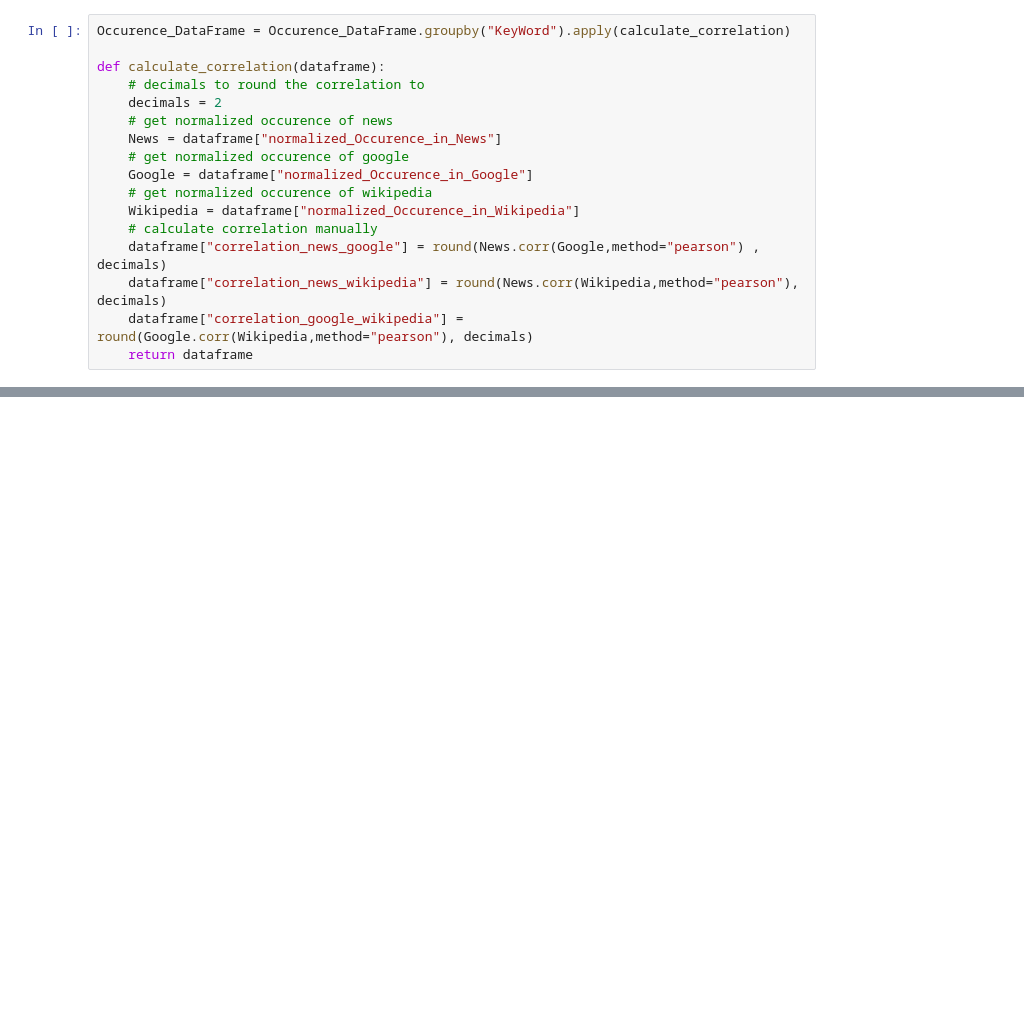
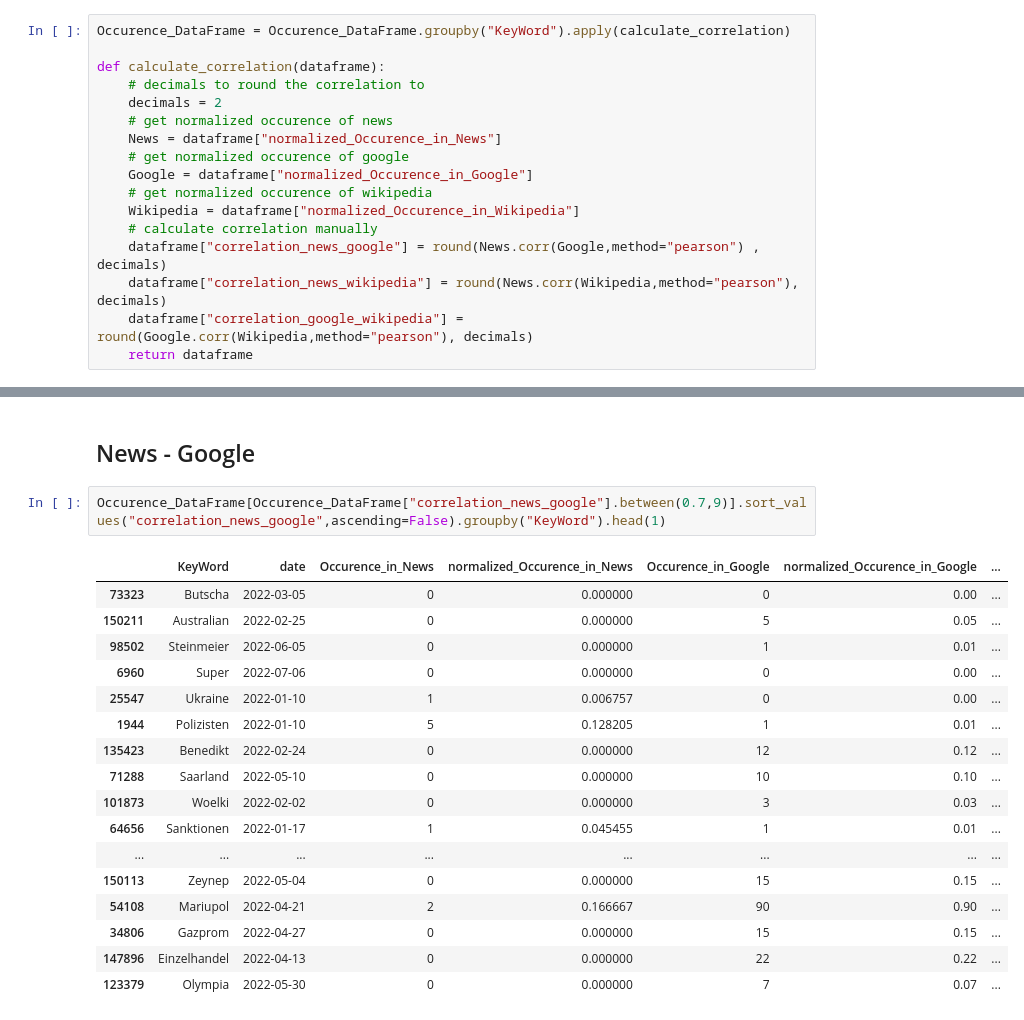
Before and after one commit to JanSchuck/Bachelorthesis, a Jupyter notebook: Analysis/Correlation_Analysis.ipynb, the cells around one changed output, grey strips where cells are left out. Cells and saved outputs as stored; diff of their text form; blank space fills up the shorter version.

```diff
--- a/Analysis/Correlation_Analysis.ipynb
+++ b/Analysis/Correlation_Analysis.ipynb
@@ -47,0 +113,22 @@ def calculate_correlation(dataframe):
+# %% [markdown]
+## News - Google
+# %%
+Occurence_DataFrame[Occurence_DataFrame["correlation_news_google"].between(0.7,9)].sort_values("correlation_news_google",ascending=False).groupby("KeyWord").head(1)
+# %% [output]
+|  | KeyWord | date | Occurence_in_News | normalized_Occurence_in_News | Occurence_in_Google | normalized_Occurence_in_Google | ... |
+| 73323 | Butscha | 2022-03-05 | 0 | 0.000000 | 0 | 0.00 | ... |
+| 150211 | Australian | 2022-02-25 | 0 | 0.000000 | 5 | 0.05 | ... |
+| 98502 | Steinmeier | 2022-06-05 | 0 | 0.000000 | 1 | 0.01 | ... |
+| 6960 | Super | 2022-07-06 | 0 | 0.000000 | 0 | 0.00 | ... |
+| 25547 | Ukraine | 2022-01-10 | 1 | 0.006757 | 0 | 0.00 | ... |
+| 1944 | Polizisten | 2022-01-10 | 5 | 0.128205 | 1 | 0.01 | ... |
+| 135423 | Benedikt | 2022-02-24 | 0 | 0.000000 | 12 | 0.12 | ... |
+| 71288 | Saarland | 2022-05-10 | 0 | 0.000000 | 10 | 0.10 | ... |
+| 101873 | Woelki | 2022-02-02 | 0 | 0.000000 | 3 | 0.03 | ... |
+| 64656 | Sanktionen | 2022-01-17 | 1 | 0.045455 | 1 | 0.01 | ... |
+| ... | ... | ... | ... | ... | ... | ... | ... |
+| 150113 | Zeynep | 2022-05-04 | 0 | 0.000000 | 15 | 0.15 | ... |
+| 54108 | Mariupol | 2022-04-21 | 2 | 0.166667 | 90 | 0.90 | ... |
+| 34806 | Gazprom | 2022-04-27 | 0 | 0.000000 | 15 | 0.15 | ... |
+| 147896 | Einzelhandel | 2022-04-13 | 0 | 0.000000 | 22 | 0.22 | ... |
+| 123379 | Olympia | 2022-05-30 | 0 | 0.000000 | 7 | 0.07 | ... |
```
Also changed, not shown: parts of 33 cells of this notebook.
